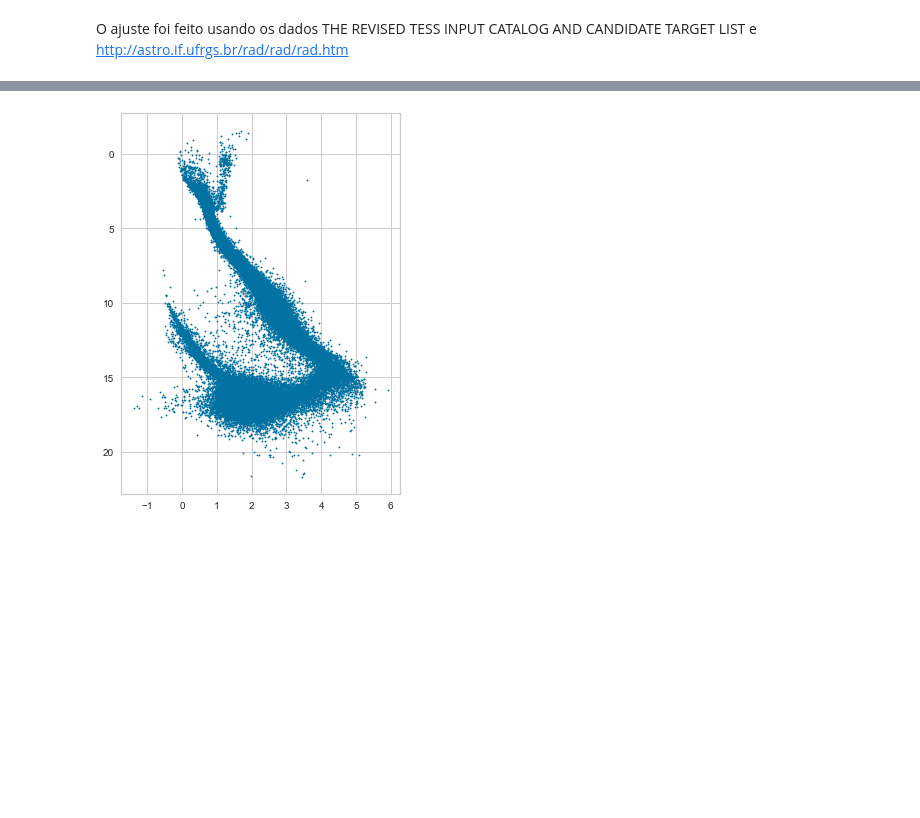
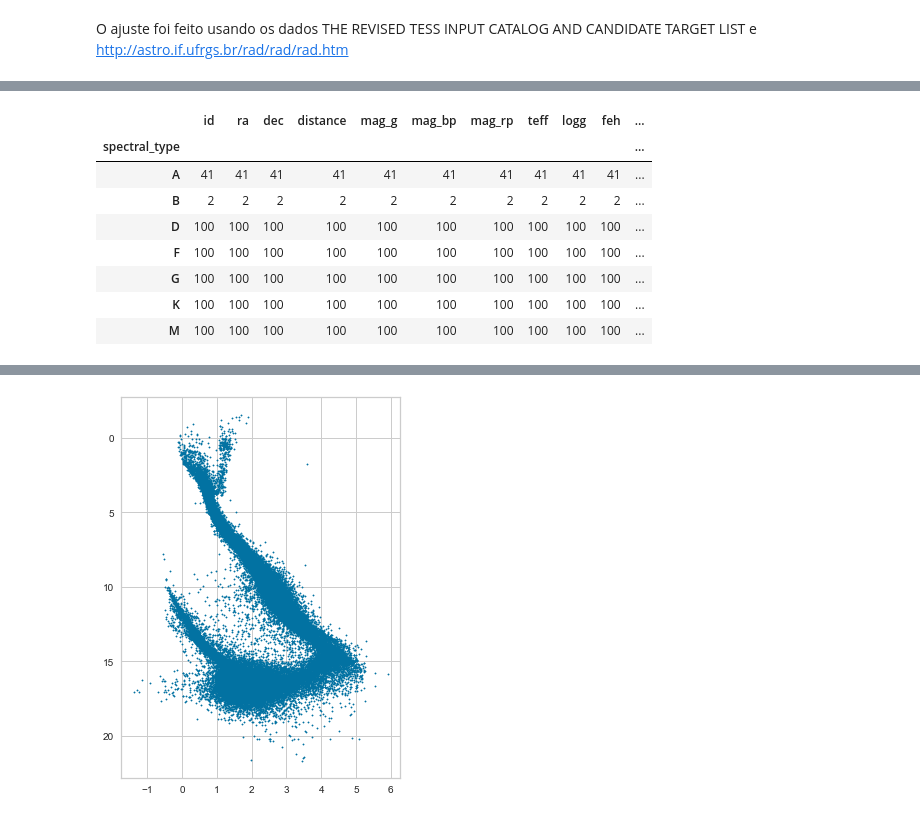
Before and after one commit to Di-carvalho/stars-classificatio-semi-supervised-, a Jupyter notebook: star_classification-gaia-semi.ipynb, the cells around one changed output, grey strips where cells are left out. Saved outputs shown, nothing was run; the diff lists cells and outputs as text; code cells hidden in the pictures; blank space fills up the shorter version.

```diff
--- a/star_classification-gaia-semi.ipynb
+++ b/star_classification-gaia-semi.ipynb
@@ -372,0 +371,33 @@ sns.relplot(
+# %%
+m = gaia_model.loc[gaia_model['spectral_type'] == 'M']
+M = m.sample(100)
+
+k = gaia_model.loc[gaia_model['spectral_type'] == 'K']
+K = k.sample(100)
+
+g = gaia_model.loc[gaia_model['spectral_type'] == 'G']
+G = g.sample(100)
+
+f = gaia_model.loc[gaia_model['spectral_type'] == 'F']
+F = f.sample(100)
+
+d = gaia_model.loc[gaia_model['spectral_type'] == 'D']
+D = d.sample(100)
+
+a = gaia_model.loc[gaia_model['spectral_type'] == 'A']
+
+b = gaia_model.loc[gaia_model['spectral_type'] == 'B']
+
+
+downsampling = pd.concat([M, K, G, F, D, a, b], ignore_index=True)
+downsampling.groupby('spectral_type').count()
+# %% [output]
+|  | id | ra | dec | distance | mag_g | mag_bp | mag_rp | teff | logg | feh | ... |
+| spectral_type |  |  |  |  |  |  |  |  |  |  | ... |
+| A | 41 | 41 | 41 | 41 | 41 | 41 | 41 | 41 | 41 | 41 | ... |
+| B | 2 | 2 | 2 | 2 | 2 | 2 | 2 | 2 | 2 | 2 | ... |
+| D | 100 | 100 | 100 | 100 | 100 | 100 | 100 | 100 | 100 | 100 | ... |
+| F | 100 | 100 | 100 | 100 | 100 | 100 | 100 | 100 | 100 | 100 | ... |
+| G | 100 | 100 | 100 | 100 | 100 | 100 | 100 | 100 | 100 | 100 | ... |
+| K | 100 | 100 | 100 | 100 | 100 | 100 | 100 | 100 | 100 | 100 | ... |
+| M | 100 | 100 | 100 | 100 | 100 | 100 | 100 | 100 | 100 | 100 | ... |
```
Also changed, not shown: parts of 25 cells of this notebook.
